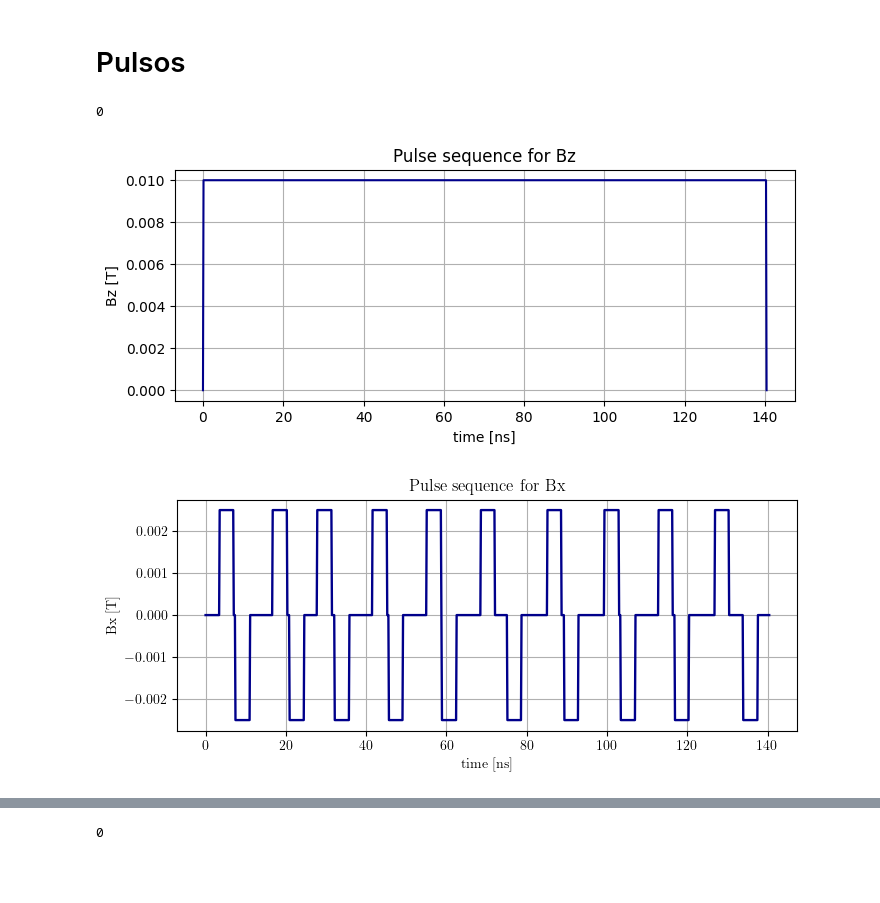
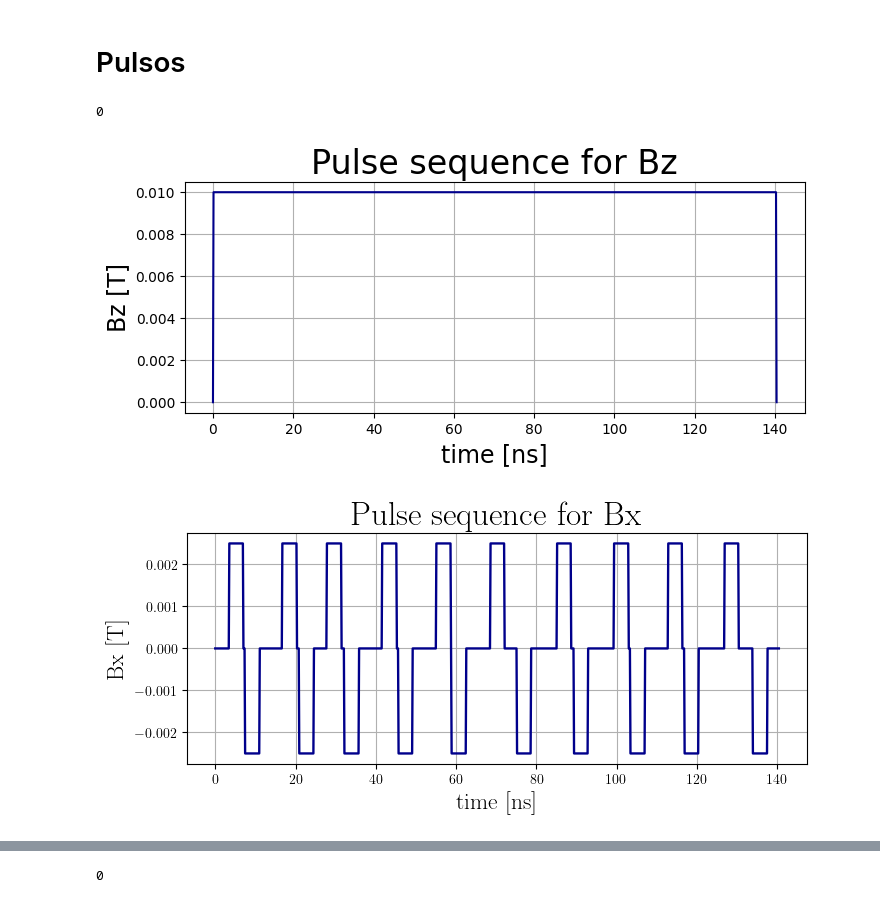
Before and after one commit to 6arlos6/QML_with_spins_using_DRU_algorithm, a Jupyter notebook: test_3_fidelities_intra_states.ipynb, the cells around one changed output, grey strips where cells are left out. Cells and saved outputs as stored; diff of their text form; code cells hidden in the pictures; blank space fills up the shorter version.

```diff
--- a/test_3_fidelities_intra_states.ipynb
+++ b/test_3_fidelities_intra_states.ipynb
@@ -171,7 +171,7 @@ def make_total_pulse(B0_pulses):
   B0_pulses = B0_pulses.astype(float)
 
   # Crear un vector complementario donde los ceros se reemplazan por unos
-  B0_complement = np.where(B0_pulses == 0, np.max(B0_pulses), B0_pulses)
+  B0_complement = np.where(B0_pulses == 0, np.min(B0_pulses), B0_pulses)
 
   # Crear una máscara para los valores que son cero en el vector original
   mask = B0_pulses == 0
@@ -462,7 +462,7 @@ def plot_pulses_v3(self, verbose = 1, key_show = 'all', entangl = False):
       plt.show()
 # %%
 def plot_pulses_v33(self, verbose=1, key_show='all', entangl=False,
-                   fontsize_axes=12, fontsize_title=14):
+                   fontsize_axes=12, fontsize_title=14, fontsize_text=11):
     # Tomar todos los pulsos:
     resultado = self.pulse_type
     # Definir el tiempo global de simulación:
@@ -497,13 +497,15 @@ def plot_pulses_v33(self, verbose=1, key_show='all', entangl=False,
                 B1_pulses += np.array(B1_i)
 
             # Plot para B0
-            B0_pulses_blue, B0_pulses_red = make_total_pulse(np.abs(B0_pulses))
+            #B0_pulses_blue, B0_pulses_red = make_total_pulse(np.abs(B0_pulses))
+            B0_pulses_blue, B0_pulses_red = make_total_pulse(B0_pulses)
             B0_pulses_blue[0] = B0_pulses_blue[-1] = 0
             B0_pulses_red[0] = B0_pulses_red[-1] = 0
 
             plt.figure(figsize=(8, 3))
-            plt.plot(global_time_sim * 1e9, np.abs(B0_pulses), linewidth=0.5, color='darkblue')
-            plt.plot(global_time_sim * 1e9, B0_pulses_blue, 'b-', label=r'Real $B_0$', color='darkblue')
+            # plt.plot(global_time_sim * 1e9, np.abs(B0_pulses), linewidth=0.5, color='darkblue')
+            plt.plot(global_time_sim * 1e9, B0_pulses, linewidth=0.5, color='darkblue')
+            plt.plot(global_time_sim * 1e9, B0_pulses_blue, 'b-', label=r'Real $B_z$', color='darkblue')
             plt.plot(global_time_sim * 1e9, B0_pulses_red, 'r-', label=r'Virtual $I$ gate')
             plt.title("Pulse sequence for Bz", fontsize=fontsize_title)
             plt.xlabel("time [ns]", fontsize=fontsize_axes)
@@ -562,7 +564,7 @@ def plot_pulses_v33(self, verbose=1, key_show='all', entangl=False,
                 y_text = hbar * dict_pulse['J'] * 1.05
                 ax.text((t_center * 1e9) * np.random.uniform(0.99, 1.00), y_text,
                         label, horizontalalignment='center',
-                        verticalalignment='bottom', rotation=90, fontsize=fontsize_axes)
+                        verticalalignment='bottom', rotation=90, fontsize=fontsize_text)
 
                 if label == "SWAP" and not swap_plotted:
                     ax.plot(global_time_sim * 1e9, J_pulses, linewidth=1.7, color=color, label='SWAP')
@@ -608,31 +590,31 @@ ax.indicate_inset_zoom(axins, edgecolor="black")
 # %%
 # Pulsos para 1qubit:
 X, y =  make_IRIS_v2(3,3)
 
 model = Modelo_DRU(qcircuit_1_qubit_mixed, fidelity_cost,
                         epochs = 5, n_clases = 3, n_qubits = 1,
                         features = 3, num_layers = 10, alpha_noise = 0.0, val_prc = 0.2,
                         save_process = False, save_w_states = False)
 
 # splita data:
 X_train, X_test, y_train, y_test = train_test_split(X, y, test_size = 0.3, random_state=42)
 
 # get optimized parameters
 paramters_1q, bias_1q = model.fit(X_train, y_train, X_test, y_test)
 
 dru_circuit = CompositeGateProcessor(n_points_pulse_Ri=100,
                                      N_qubits = 1,
                                      tf_noise = False,
                                      noise_std = 0.0000, save_pulses= True,
                                      J = 1.52e11 )
 
 state_dru = dru_circuit.qcircuit_DRU_1_Qubit(paramters_1q,
                                              model.X_val[1],
                                              bias=bias_1q)
 
 # plot
-plot_pulses_v2(dru_circuit)
+plot_pulses_v33(dru_circuit,fontsize_axes=17, fontsize_title=24, fontsize_text=9)
 # %% [output]
 0
-[figure, old version]
+[figure, new version]
-[figure, old version]
+[figure, new version]
```
Also changed, not shown: parts of 4 cells of this notebook, 30 other files.
